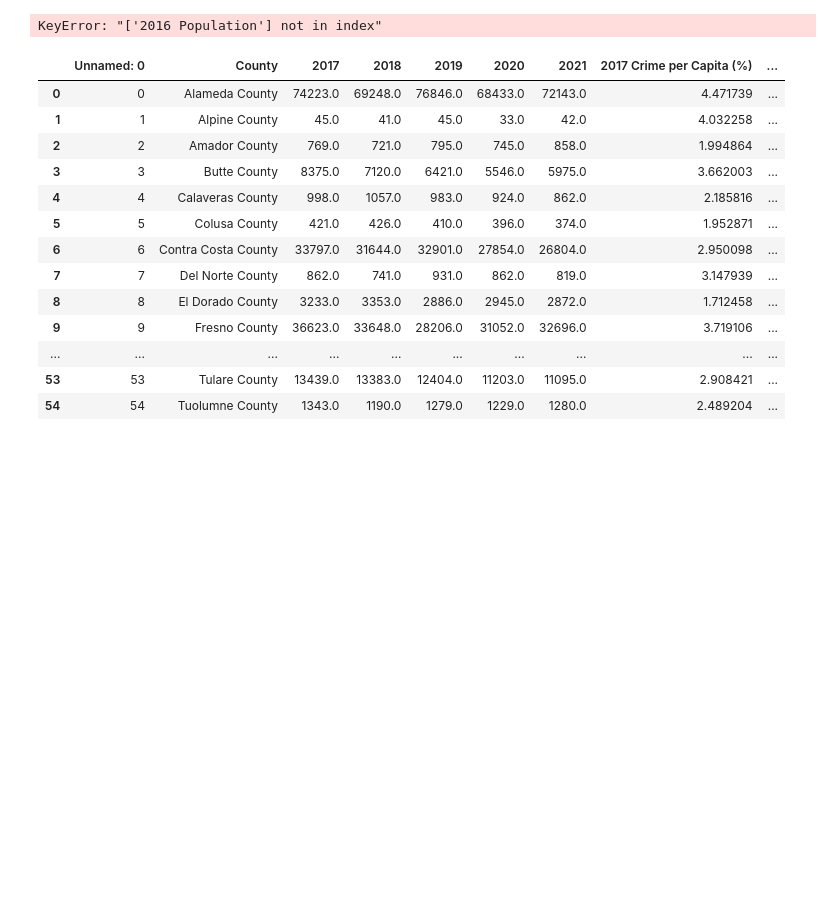
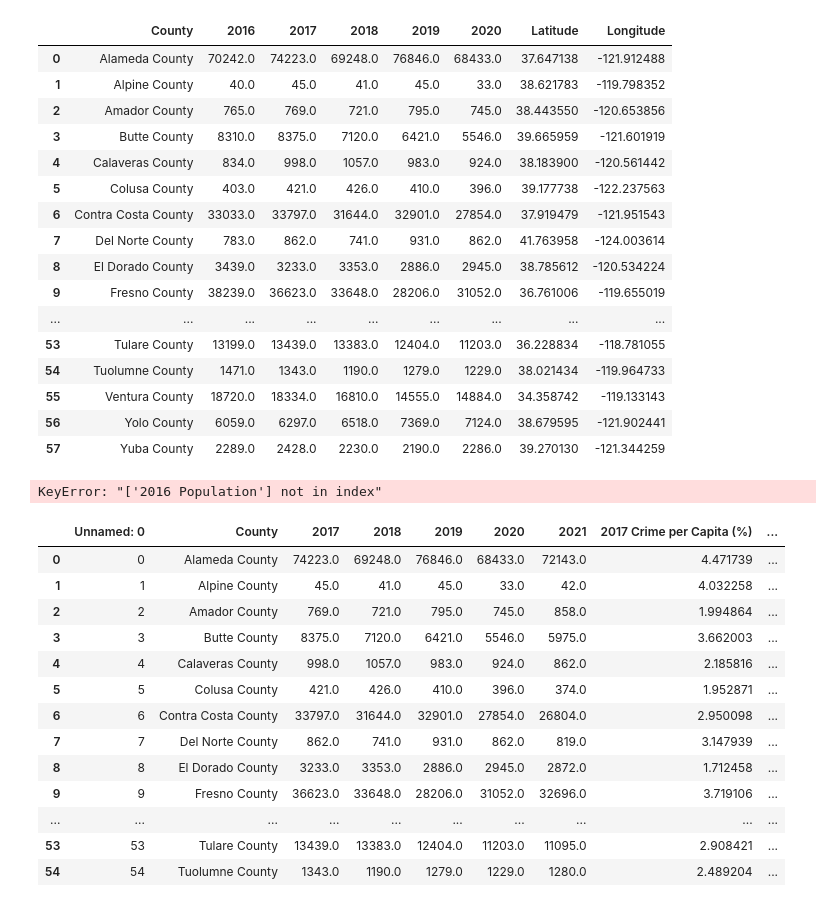
Before and after one commit to jowsik/Project1, a Jupyter notebook: cleaned_merged_df.ipynb, the cells around one changed output. Saved outputs shown, nothing was run; the diff lists cells and outputs as text; code cells hidden in the pictures; blank space fills up the shorter version.

Commit message:
updated merge file

```diff
--- a/cleaned_merged_df.ipynb
+++ b/cleaned_merged_df.ipynb
@@ -38,3 +14,27 @@ crime_df
+# %%
+coordinates_df = cali_boundaries_df[['NAMELSAD','INTPTLAT','INTPTLON']]
+crime_df = crime_df.merge(coordinates_df,how="left",left_on="County",right_on="NAMELSAD")
+crime_df = crime_df.drop(columns=["NAMELSAD","Unnamed: 0"]).rename(columns={"INTPTLAT": "Latitude", "INTPTLON": "Longitude"})
+
+crime_df
+# %% [output]
+|  | County | 2016 | 2017 | 2018 | 2019 | 2020 | Latitude | Longitude |
+| 0 | Alameda County | 70242.0 | 74223.0 | 69248.0 | 76846.0 | 68433.0 | 37.647138 | -121.912488 |
+| 1 | Alpine County | 40.0 | 45.0 | 41.0 | 45.0 | 33.0 | 38.621783 | -119.798352 |
+| 2 | Amador County | 765.0 | 769.0 | 721.0 | 795.0 | 745.0 | 38.443550 | -120.653856 |
+| 3 | Butte County | 8310.0 | 8375.0 | 7120.0 | 6421.0 | 5546.0 | 39.665959 | -121.601919 |
+| 4 | Calaveras County | 834.0 | 998.0 | 1057.0 | 983.0 | 924.0 | 38.183900 | -120.561442 |
+| 5 | Colusa County | 403.0 | 421.0 | 426.0 | 410.0 | 396.0 | 39.177738 | -122.237563 |
+| 6 | Contra Costa County | 33033.0 | 33797.0 | 31644.0 | 32901.0 | 27854.0 | 37.919479 | -121.951543 |
+| 7 | Del Norte County | 783.0 | 862.0 | 741.0 | 931.0 | 862.0 | 41.763958 | -124.003614 |
+| 8 | El Dorado County | 3439.0 | 3233.0 | 3353.0 | 2886.0 | 2945.0 | 38.785612 | -120.534224 |
+| 9 | Fresno County | 38239.0 | 36623.0 | 33648.0 | 28206.0 | 31052.0 | 36.761006 | -119.655019 |
+| ... | ... | ... | ... | ... | ... | ... | ... | ... |
+| 53 | Tulare County | 13199.0 | 13439.0 | 13383.0 | 12404.0 | 11203.0 | 36.228834 | -118.781055 |
+| 54 | Tuolumne County | 1471.0 | 1343.0 | 1190.0 | 1279.0 | 1229.0 | 38.021434 | -119.964733 |
+| 55 | Ventura County | 18720.0 | 18334.0 | 16810.0 | 14555.0 | 14884.0 | 34.358742 | -119.133143 |
+| 56 | Yolo County | 6059.0 | 6297.0 | 6518.0 | 7369.0 | 7124.0 | 38.679595 | -121.902441 |
+| 57 | Yuba County | 2289.0 | 2428.0 | 2230.0 | 2190.0 | 2286.0 | 39.270130 | -121.344259 |
 # %%
 #remove commas from population data and convert string to float
 census_df[['2016 Population','2017 Population',
```
Also changed, not shown: parts of 1 cell of this notebook.
